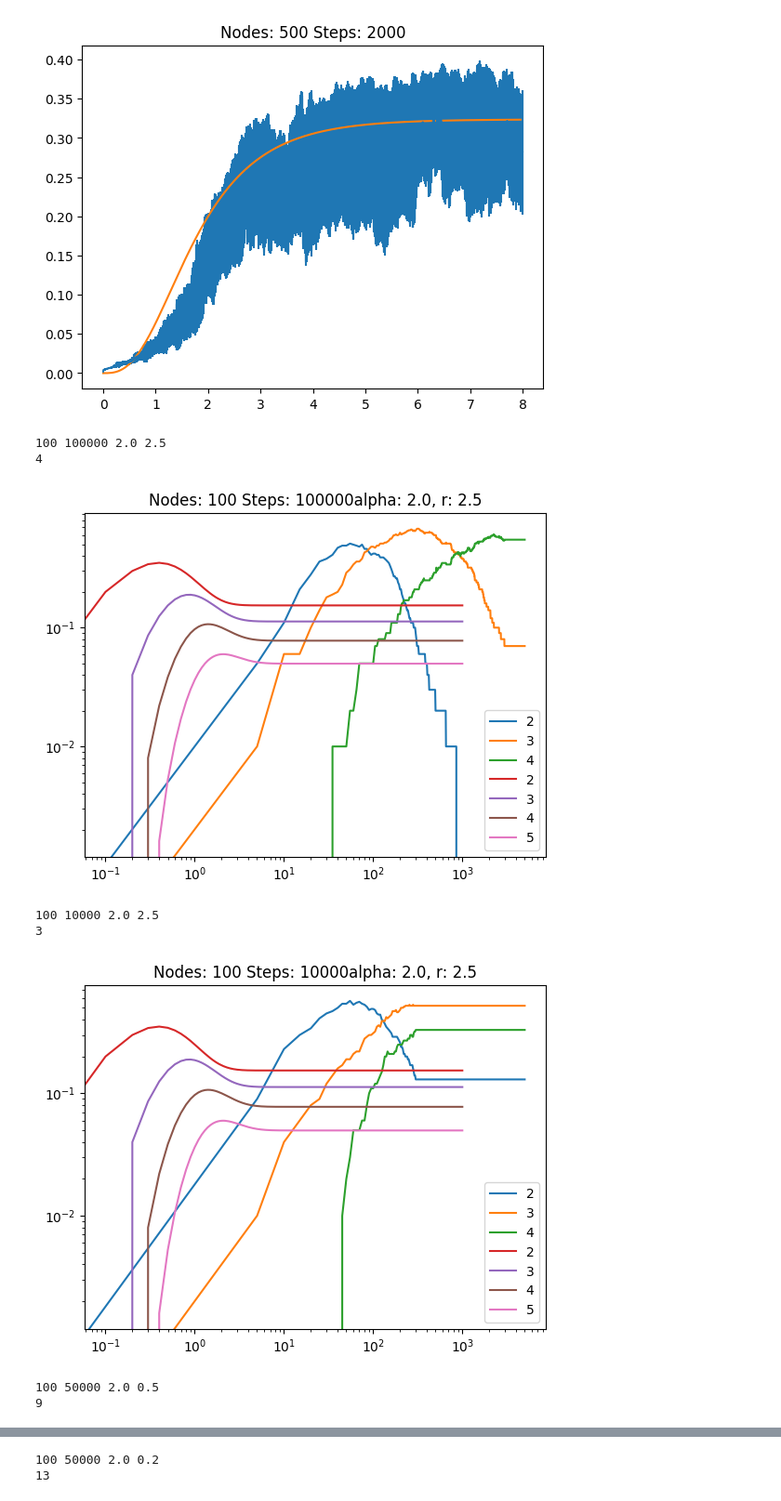
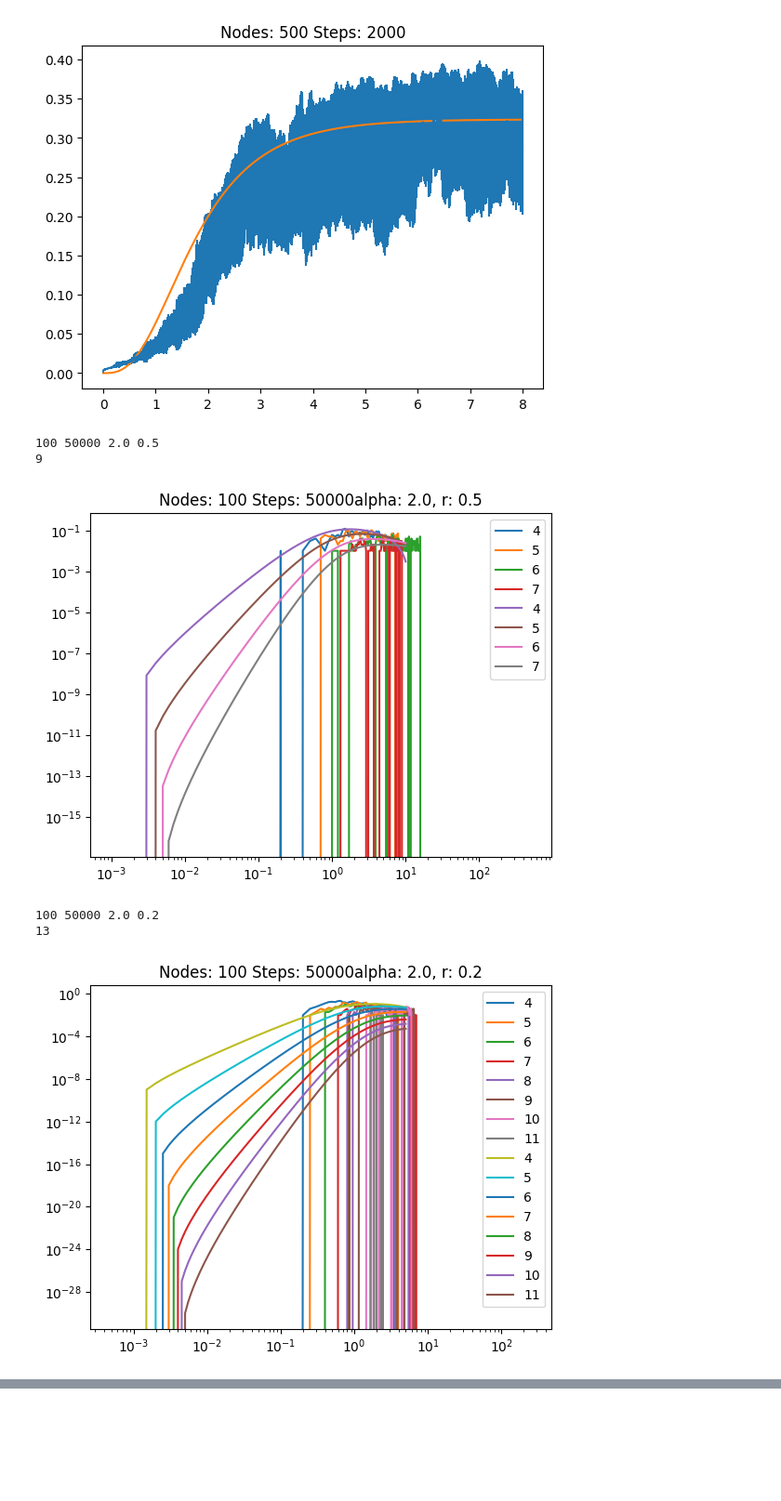
Before and after one commit to jamipouchi/TFG, a Jupyter notebook: paper_reproduction/plotting.ipynb, the cells around one changed output, grey strips where cells are left out. Shown at 93% size. Drawn from its saved outputs; the diff is of its cells as text; code cells hidden in the pictures; blank space fills up the shorter version.

Commit message:
plotting basics done

```diff
--- a/paper_reproduction/plotting.ipynb
+++ b/paper_reproduction/plotting.ipynb
@@ -73,13 +73,15 @@ def plot_avg_degree(prefix: str, file_list: List[str]) -> None:
         df = pd.read_csv(file)
         [min_step] = df.keys()
         values.append(df[min_step])
+    print(min_step, float(min_step))
+    min_step = float(min_step)
 
     grouped_files = pd.concat(values).groupby(level=0)
     mean, std = grouped_files.mean().values, grouped_files.std().values
 
     expected_k = expected_k_builder(alpha=alpha, r=r)
 
-    x_values = np.arange(num_steps)  / (float(num_nodes) * min_step)
+    x_values = np.arange(num_steps) * min_step / (float(num_nodes))
     plt.title("Nodes: " + str(num_nodes) + " Steps: " + str(num_steps))
     plt.errorbar(x_values, mean, yerr=std)
     plt.plot(x_values, list(map(expected_k, x_values)))
@@ -156,7 +164,7 @@ def plot_degree_distribution(prefix: str, file_list: List[str]) -> None:
 
     pk = pk_builder(alpha=alpha, r=r)
 
-    x_values = np.arange(num_steps) / (float(num_nodes) * min_step)
+    x_values = np.arange(num_steps) * min_step / (float(num_nodes))
 
     for k, pk_values in series.items():
         if (k < 6):
@@ -229,6 +238,7 @@ def plot_giant_component(prefix: str, file_list: List[str]) -> None:
         df = pd.read_csv(file)
         [min_step] = df.keys()
         values.append(df[min_step])
+    min_step = float(min_step)
 
     grouped_files = pd.concat(values).groupby(level=0)
     mean, std = grouped_files.mean().values, grouped_files.std().values
@@ -237,8 +247,8 @@ def plot_giant_component(prefix: str, file_list: List[str]) -> None:
     # TODO:
     giant_component = giant_component_builder(alpha=alpha, r=r, num_nodes=num_nodes)
 
-    x_values = np.arange(num_steps)  / (float(num_nodes) * min_step)
-    x_theory_values = np.arange(num_steps/10) * 10 / (float(num_nodes) * min_step)
+    x_values = np.arange(num_steps) * min_step / (float(num_nodes))
+    x_theory_values = np.arange(num_steps/10) * 10 * min_step / (float(num_nodes))
     plt.title("Nodes: " + str(num_nodes) + " Steps: " + str(num_steps))
     plt.errorbar(x_values, mean/float(num_nodes), yerr=std/float(num_nodes))
     print("real_data_plotted")
@@ -311,31 +356,32 @@ def plot_first_passage_prob(file : str) -> None:
         lowest_deg = min(lowest_deg, len(serie))
     print(lowest_deg)
 
+    first_time = first_time.apply(lambda arr: np.resize(arr, lowest_deg + 1))
+
     min_step: float = 1
 
     with open(file) as f:
         min_step = float(f.readline().strip("\n"))
 
-    k_values = list(range(2, 6))
-    k_times = []
+    k_values = list(range(3, lowest_deg - 2))
+
+    t_values = list(range(0, num_steps, 10))
+    pk_plots = []
+
     for k in k_values:
-        k_times.append(first_time.apply(lambda arr: arr[k] if len(arr) > k else 1e6))
+        pk_plots.append(np.asarray([p(df, first_time, k, t) for t in t_values]))
 
-    t_values = np.linspace(0, 1e5, 1000)
-    pk_plots = []
-    for idx in range(len(k_times) - 1):
-        pk_plots.append([p(k_times[idx], k_times[idx + 1], t) for t in t_values])
-
+    pk_plots = list(map(smooth_data, pk_plots))
 
     plt.yscale("log")
     plt.xscale("log")
 
     for idx, pk_plot in enumerate(pk_plots):
-        plt.plot(t_values / (float(num_nodes) * min_step), list(map(lambda x : x / float(num_nodes), pk_plot)), label = str(k_values[idx]))
+        plt.plot(list(map(lambda t: t * min_step / float(num_nodes),t_values)), list(map(lambda x : x / float(num_nodes), pk_plot)), label = str(k_values[idx] + 1))
 
-    t_values = np.linspace(0, 1e3, 10000)
+    t_values = np.linspace(0, 1e3, 10000) * min_step / float(num_nodes)
     for k in k_values:
-        plt.plot(t_values, qk_t(k_star=k, t_values=t_values,alpha=2,r=0.5), label = str(k))
+        plt.plot(t_values, qk_t(k_star=k + 1, t_values=t_values,alpha=2,r=0.5), label = str(k + 1))
 
     plt.legend()
     plt.title("Nodes: " + str(num_nodes) + " Steps: " + str(num_steps) + "alpha: " + str(alpha) + ", r: " + str(r))
@@ -343,16 +389,14 @@ def plot_first_passage_prob(file : str) -> None:
 # %%
 files = get_simulation_files()[1]
 for prefix, file_list in files.items():
         num_nodes, num_steps, _, _ = process_prefix(prefix)
-        if num_nodes == 100 and num_steps > 5000:
+        if num_nodes == 100 and num_steps > 10000:
             for file in file_list:
                 plot_first_passage_prob(file)
 # %% [output]
-100 100000 2.0 2.5
-4
+100 50000 2.0 0.5
+9
-[figure, old version]
+[figure, new version]
-100 10000 2.0 2.5
-3
+100 50000 2.0 0.2
+13
-[figure, old version]
+[figure, new version]
-100 50000 2.0 0.5
-9
@@ -360,2 +402,0 @@ for prefix, file_list in files.items():
-100 50000 2.0 0.2
-13
```
Also changed, not shown: parts of 6 cells of this notebook.
